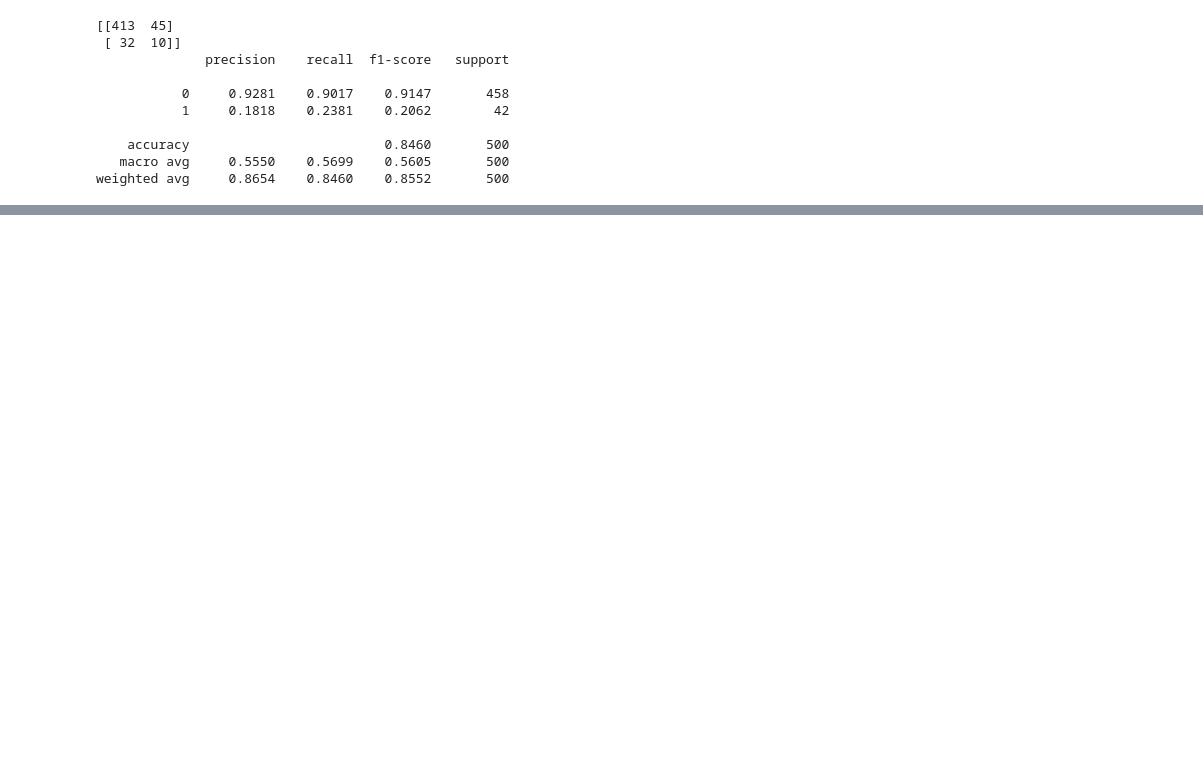
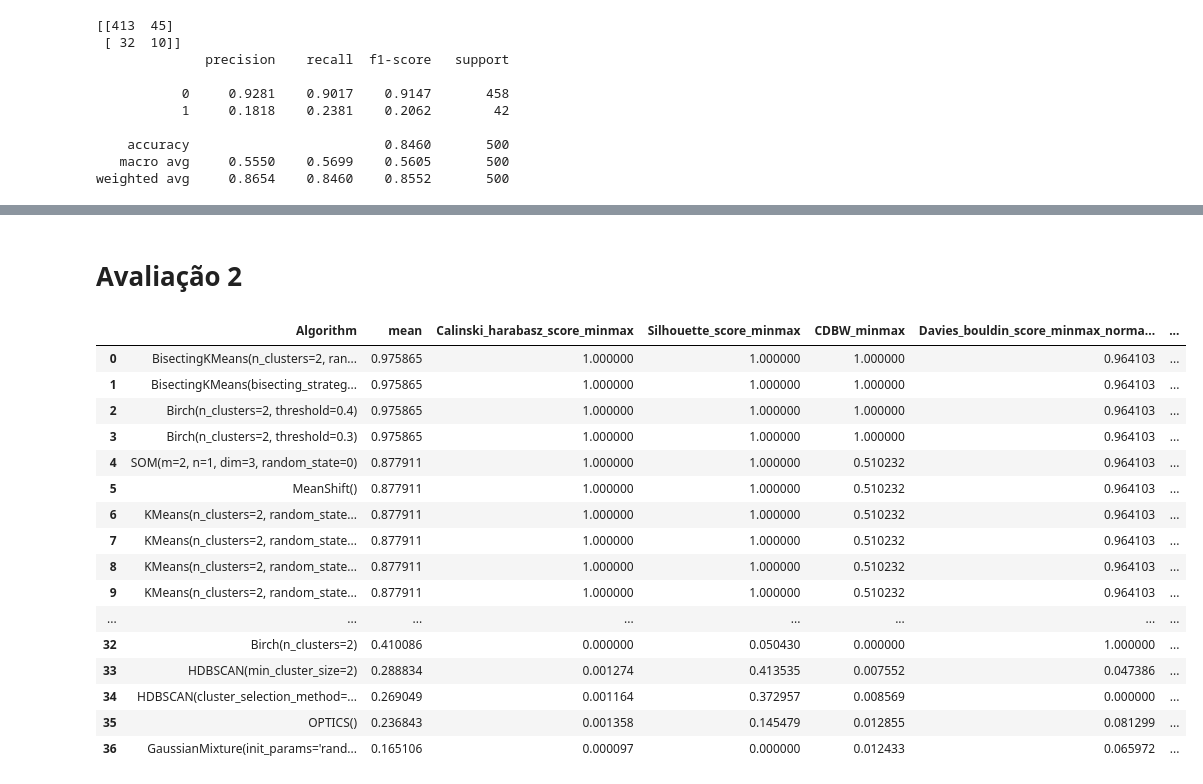
Before and after one commit to andersonneira/tese_resultados, a Jupyter notebook: caso_de_uso_3/experimento_1/code exp 1.ipynb, the cells around one changed output, grey strips where cells are left out. Saved outputs shown, nothing was run; the diff lists cells and outputs as text; code cells hidden in the pictures; blank space fills up the shorter version.

Commit message:
novos resultados

```diff
--- a/caso_de_uso_3/experimento_1/code exp 1.ipynb
+++ b/caso_de_uso_3/experimento_1/code exp 1.ipynb
@@ -216,0 +220,32 @@ plt.clf()
+# %% [markdown]
+# Avaliação 2
+# %%
+
+colunas = ['10_kurt_total_ips_origem', '10_skw_total_ips_destino', '10_coefficient_variation_total_pacotes' ]
+limit = 3794
+init = limit - 500
+x_train = early_warning[colunas].copy()[init:limit]
+y_real = early_warning['has_bot'][init:limit]
+
+resultado2 = announce(x_train)
+pd.set_option('display.max_rows', resultado2.shape[0]+1)
+resultado2.to_csv('resultado_teste_padrao_exp_2.csv', sep=";")
+resultado2
+# %% [output]
+|  | Algorithm | mean | Calinski_harabasz_score_minmax | Silhouette_score_minmax | CDBW_minmax | Davies_bouldin_score_minmax_norma... | ... |
+| 0 | BisectingKMeans(n_clusters=2, ran... | 0.975865 | 1.000000 | 1.000000 | 1.000000 | 0.964103 | ... |
+| 1 | BisectingKMeans(bisecting_strateg... | 0.975865 | 1.000000 | 1.000000 | 1.000000 | 0.964103 | ... |
+| 2 | Birch(n_clusters=2, threshold=0.4) | 0.975865 | 1.000000 | 1.000000 | 1.000000 | 0.964103 | ... |
+| 3 | Birch(n_clusters=2, threshold=0.3) | 0.975865 | 1.000000 | 1.000000 | 1.000000 | 0.964103 | ... |
+| 4 | SOM(m=2, n=1, dim=3, random_state=0) | 0.877911 | 1.000000 | 1.000000 | 0.510232 | 0.964103 | ... |
+| 5 | MeanShift() | 0.877911 | 1.000000 | 1.000000 | 0.510232 | 0.964103 | ... |
+| 6 | KMeans(n_clusters=2, random_state... | 0.877911 | 1.000000 | 1.000000 | 0.510232 | 0.964103 | ... |
+| 7 | KMeans(n_clusters=2, random_state... | 0.877911 | 1.000000 | 1.000000 | 0.510232 | 0.964103 | ... |
+| 8 | KMeans(n_clusters=2, random_state... | 0.877911 | 1.000000 | 1.000000 | 0.510232 | 0.964103 | ... |
+| 9 | KMeans(n_clusters=2, random_state... | 0.877911 | 1.000000 | 1.000000 | 0.510232 | 0.964103 | ... |
+| ... | ... | ... | ... | ... | ... | ... | ... |
+| 32 | Birch(n_clusters=2) | 0.410086 | 0.000000 | 0.050430 | 0.000000 | 1.000000 | ... |
+| 33 | HDBSCAN(min_cluster_size=2) | 0.288834 | 0.001274 | 0.413535 | 0.007552 | 0.047386 | ... |
+| 34 | HDBSCAN(cluster_selection_method=... | 0.269049 | 0.001164 | 0.372957 | 0.008569 | 0.000000 | ... |
+| 35 | OPTICS() | 0.236843 | 0.001358 | 0.145479 | 0.012855 | 0.081299 | ... |
+| 36 | GaussianMixture(init_params='rand... | 0.165106 | 0.000097 | 0.000000 | 0.012433 | 0.065972 | ... |
```
Also changed, not shown: parts of 15 cells of this notebook, 19 other files.
